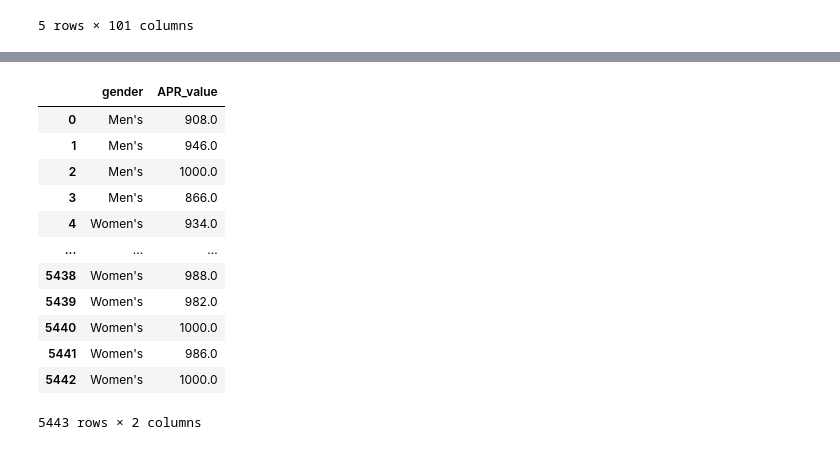
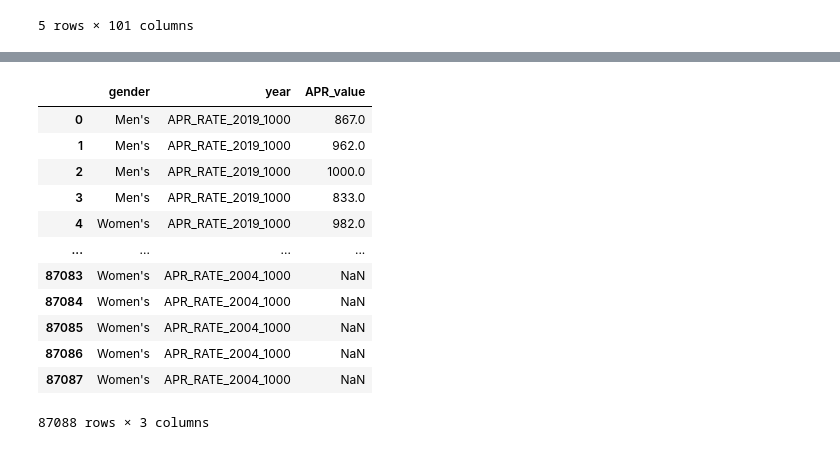
Before and after one commit to greendress2022/DS5110_Data_Management, a Jupyter notebook: HW1/YuanKuang_Q2.ipynb, the cells around one changed output, grey strips where cells are left out. Saved outputs shown, nothing was run; the diff lists cells and outputs as text; code cells hidden in the pictures.

```diff
--- a/HW1/YuanKuang_Q2.ipynb
+++ b/HW1/YuanKuang_Q2.ipynb
@@ -47,22 +42,29 @@ See the caveats in the documentation: https://pandas.pydata.org/pandas-docs/stab
-# %%
-#Turn this into long form data, gender column as id, APR as value
-df_g = pd.melt(df_gender, id_vars="gender",value_vars="MULTIYR_APR_RATE_1000_OFFICIAL",value_name="APR_value")
-df_drop = df_g.drop("variable", axis=1)
-df_drop
-# %% [output]
-|  | gender | APR_value |
-| 0 | Men's | 908.0 |
-| 1 | Men's | 946.0 |
-| 2 | Men's | 1000.0 |
-| 3 | Men's | 866.0 |
-| 4 | Women's | 934.0 |
-| ... | ... | ... |
-| 5438 | Women's | 988.0 |
-| 5439 | Women's | 982.0 |
-| 5440 | Women's | 1000.0 |
-| 5441 | Women's | 986.0 |
-| 5442 | Women's | 1000.0 |
-5443 rows × 2 columns
+# %%
+#Turn this into long form data, gender column as id, APR as value
+df_g = pd.melt(df_gender, id_vars="gender",value_vars=["APR_RATE_2019_1000","APR_RATE_2018_1000","APR_RATE_2017_1000","APR_RATE_2016_1000",
+                                                       "APR_RATE_2015_1000","APR_RATE_2014_1000","APR_RATE_2013_1000","APR_RATE_2012_1000",
+                                                       "APR_RATE_2011_1000","APR_RATE_2010_1000","APR_RATE_2009_1000","APR_RATE_2008_1000",
+                                                       "APR_RATE_2007_1000","APR_RATE_2006_1000","APR_RATE_2005_1000","APR_RATE_2004_1000"],
+               value_name="APR_value",
+               var_name="year")
+#long-form data in Seaborn does not necessarily have to have only two columns. The main requirement for long-form data is that it is arranged in a "tidy" format, where each row represents a single observation and each column represents a variable.
+#In this format, one column typically represents the independent variable (also known as the x-axis) and another column represents the dependent variable (also known as the y-axis).
+#However, there can also be additional columns representing other variables such as grouping variables that can be used to aggregate and group the data.
+df_g
+# %% [output]
+|  | gender | year | APR_value |
+| 0 | Men's | APR_RATE_2019_1000 | 867.0 |
+| 1 | Men's | APR_RATE_2019_1000 | 962.0 |
+| 2 | Men's | APR_RATE_2019_1000 | 1000.0 |
+| 3 | Men's | APR_RATE_2019_1000 | 833.0 |
+| 4 | Women's | APR_RATE_2019_1000 | 982.0 |
+| ... | ... | ... | ... |
+| 87083 | Women's | APR_RATE_2004_1000 | NaN |
+| 87084 | Women's | APR_RATE_2004_1000 | NaN |
+| 87085 | Women's | APR_RATE_2004_1000 | NaN |
+| 87086 | Women's | APR_RATE_2004_1000 | NaN |
+| 87087 | Women's | APR_RATE_2004_1000 | NaN |
+87088 rows × 3 columns
 # %%
 # Set the plot size
 plt.figure(figsize=(12, 8))
```
Also changed, not shown: parts of 2 cells of this notebook, 1 other file.
